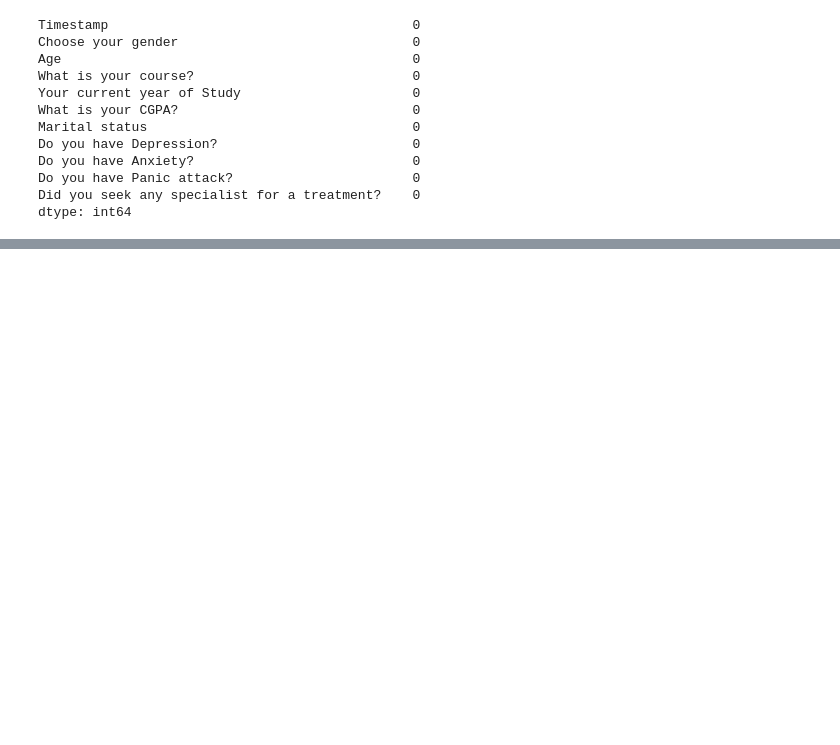
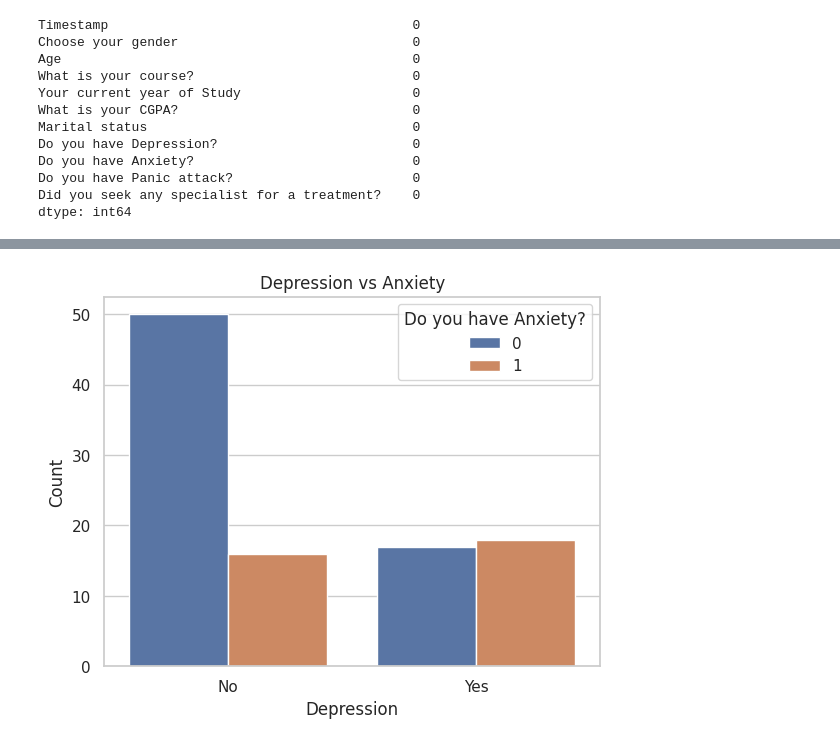
Before and after one commit to marcus2348532/RM_2348532, a Jupyter notebook: Untitled15.ipynb, the cells around one changed output, grey strips where cells are left out. Cells and saved outputs as stored; diff of their text form; code cells hidden in the pictures; blank space fills up the shorter version.

```diff
--- a/Untitled15.ipynb
+++ b/Untitled15.ipynb
@@ -75,0 +99,11 @@ for feature in df.columns:
+# %%
+# Target Variable Relationships:
+sns.countplot(data=df, x='Do you have Depression?', hue='Do you have Anxiety?')
+plt.title('Depression vs Anxiety')
+plt.xlabel('Depression')
+plt.ylabel('Count')
+# Replace x-axis tick labels
+plt.xticks([0, 1], ['No', 'Yes'])
+plt.show()
+# %% [output]
+[figure, added]
```
Also changed, not shown: parts of 7 cells of this notebook.
